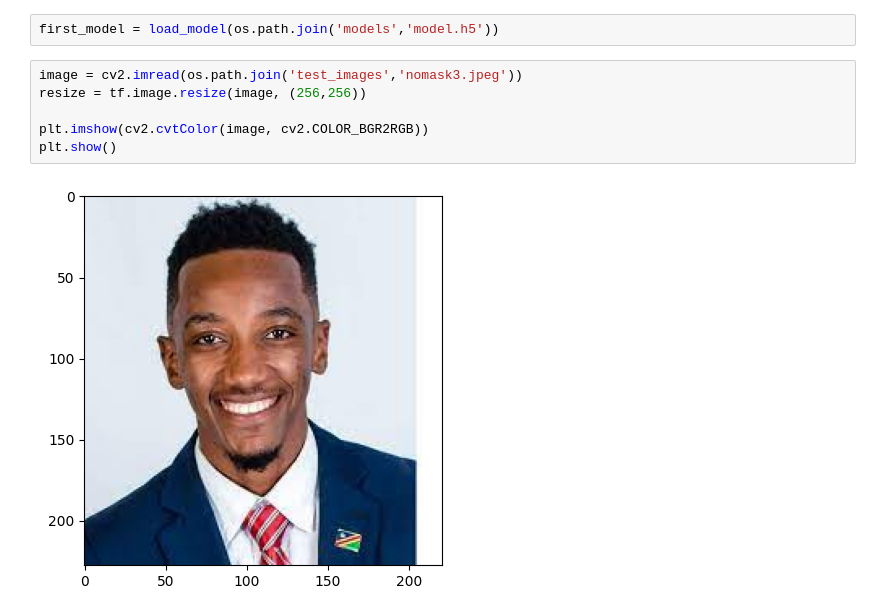
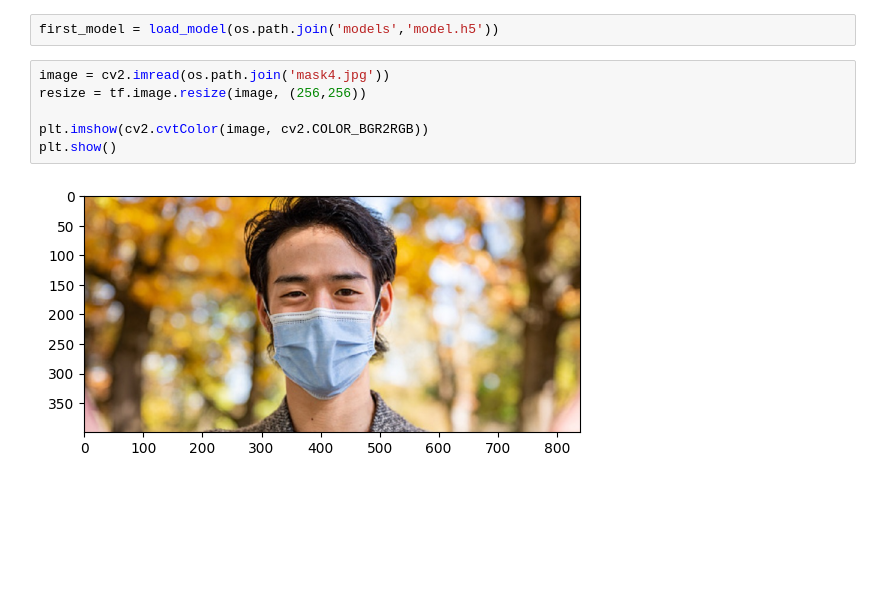
Before and after one commit to SouryaSparks/facemaskrecognitionv1, a Jupyter notebook: index.ipynb, the cells around one changed output. Cells and saved outputs as stored; diff of their text form; blank space fills up the shorter version.

```diff
--- a/index.ipynb
+++ b/index.ipynb
@@ -143,13 +143,13 @@ import os
 # %%
 first_model = load_model(os.path.join('models','model.h5'))
 # %%
-image = cv2.imread(os.path.join('test_images','nomask3.jpeg'))
+image = cv2.imread(os.path.join('mask4.jpg'))
 resize = tf.image.resize(image, (256,256))
 
 plt.imshow(cv2.cvtColor(image, cv2.COLOR_BGR2RGB))
 plt.show()
 # %% [output]
-[figure, old version]
+[figure, new version]
 # %%
 yhat = first_model.predict(np.expand_dims((resize/255), 0))
 # %% [output]
```
Also changed, not shown: parts of 2 cells of this notebook, 2 other files.
